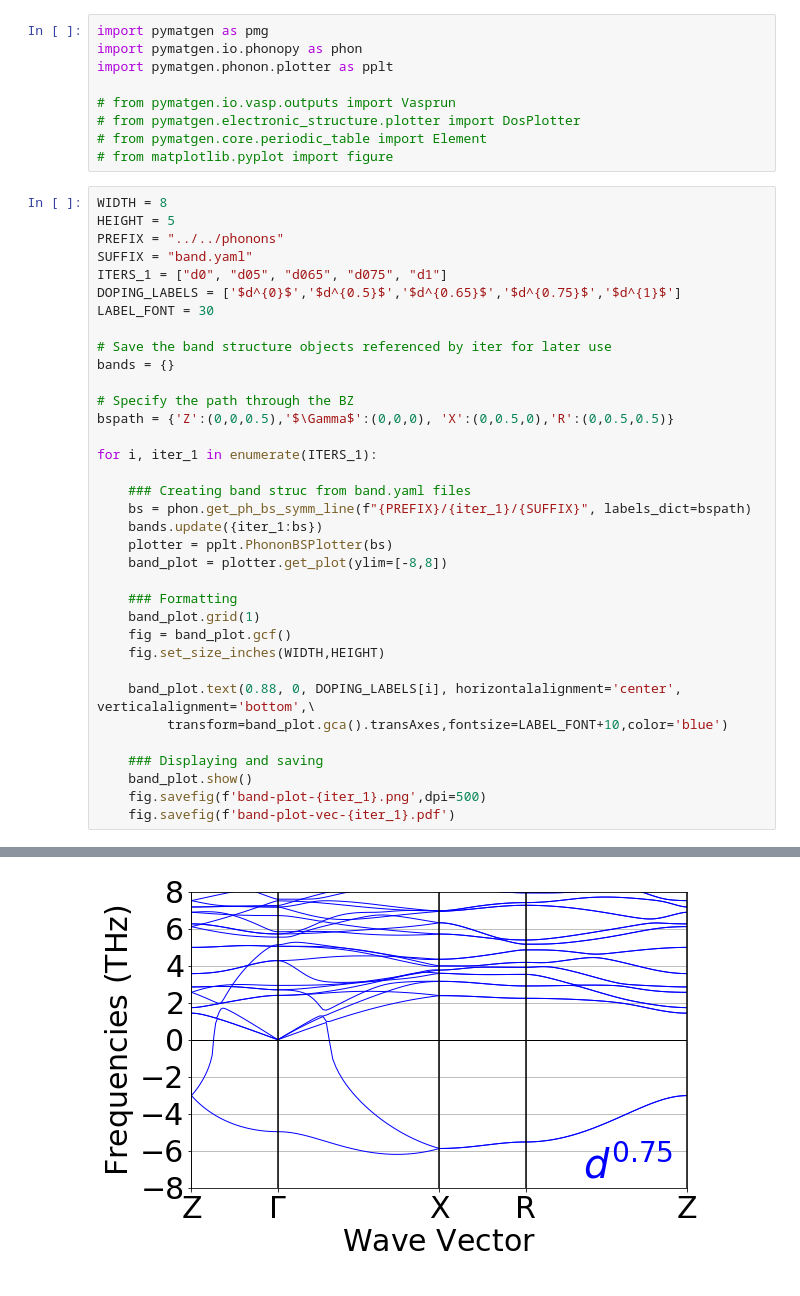
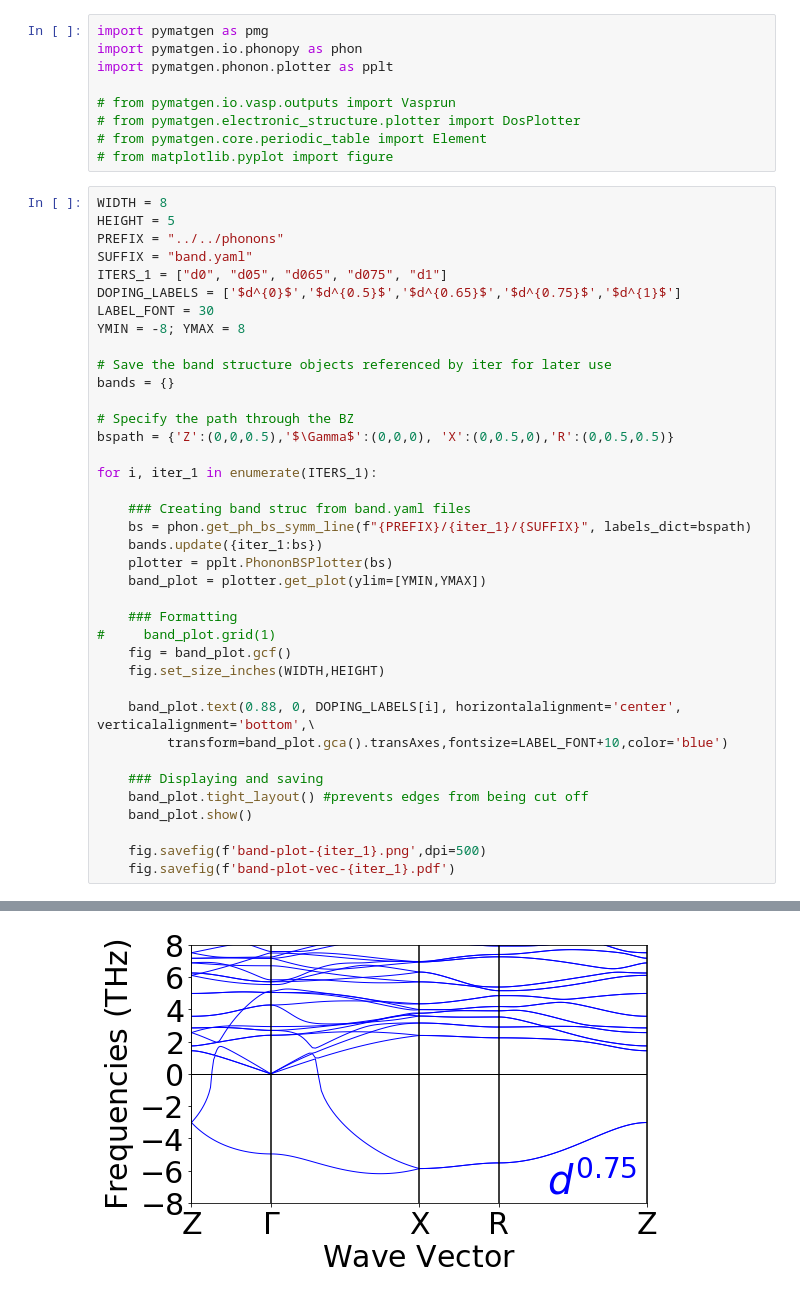
Before and after one commit to kyledmiller/kdm_vault, a Jupyter notebook: scripts_dft/plot_phon.ipynb, the cells around one changed output, grey strips where cells are left out. Cells and saved outputs as stored; diff of their text form.

Commit message:
fixed phon plot script

```diff
--- a/scripts_dft/plot_phon.ipynb
+++ b/scripts_dft/plot_phon.ipynb
@@ -15,6 +15,7 @@ SUFFIX = "band.yaml"
 ITERS_1 = ["d0", "d05", "d065", "d075", "d1"]
 DOPING_LABELS = ['$d^{0}$','$d^{0.5}$','$d^{0.65}$','$d^{0.75}$','$d^{1}$']
 LABEL_FONT = 30
+YMIN = -8; YMAX = 8
 
 # Save the band structure objects referenced by iter for later use
 bands = {}
@@ -28,10 +29,10 @@ for i, iter_1 in enumerate(ITERS_1):
     bs = phon.get_ph_bs_symm_line(f"{PREFIX}/{iter_1}/{SUFFIX}", labels_dict=bspath)
     bands.update({iter_1:bs})
     plotter = pplt.PhononBSPlotter(bs)
-    band_plot = plotter.get_plot(ylim=[-8,8])
+    band_plot = plotter.get_plot(ylim=[YMIN,YMAX])
 
     ### Formatting
-    band_plot.grid(1)
+#     band_plot.grid(1)
     fig = band_plot.gcf()
     fig.set_size_inches(WIDTH,HEIGHT)
 
@@ -39,7 +40,9 @@ for i, iter_1 in enumerate(ITERS_1):
          transform=band_plot.gca().transAxes,fontsize=LABEL_FONT+10,color='blue')
 
     ### Displaying and saving
+    band_plot.tight_layout() #prevents edges from being cut off
     band_plot.show()
+
     fig.savefig(f'band-plot-{iter_1}.png',dpi=500)
     fig.savefig(f'band-plot-vec-{iter_1}.pdf')
 # %% [output]
@@ -49 +52 @@ for i, iter_1 in enumerate(ITERS_1):
-[figure, old version]
+[figure, new version]
```
Also changed, not shown: parts of 5 cells of this notebook.
